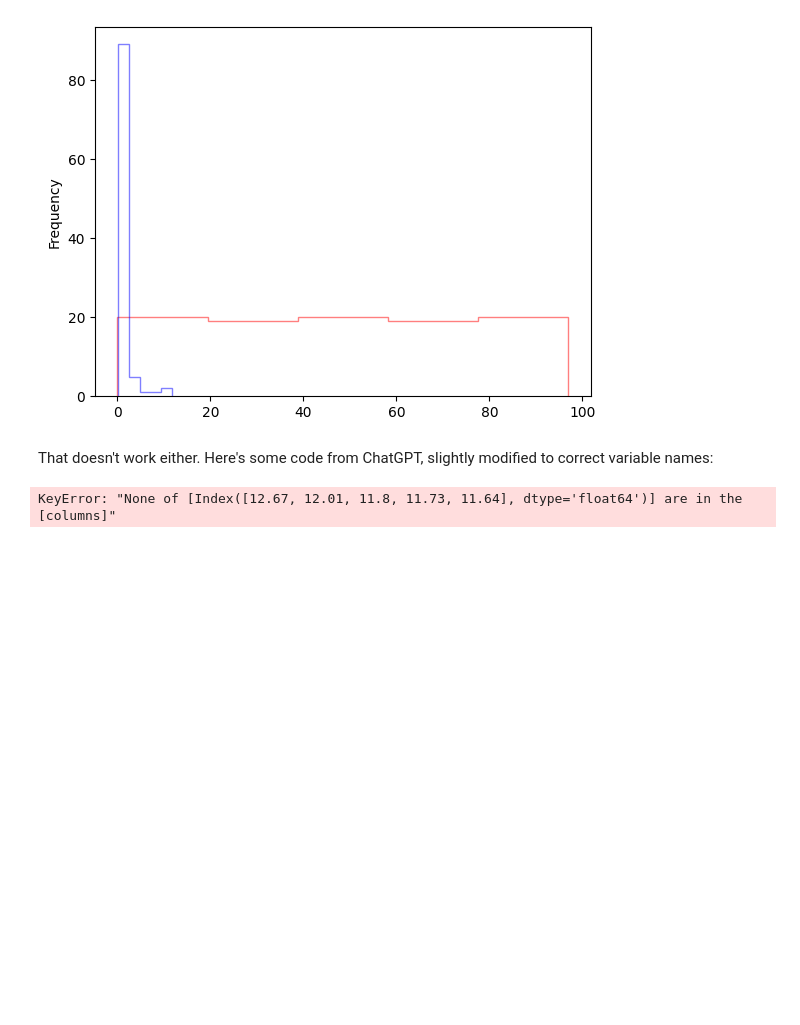
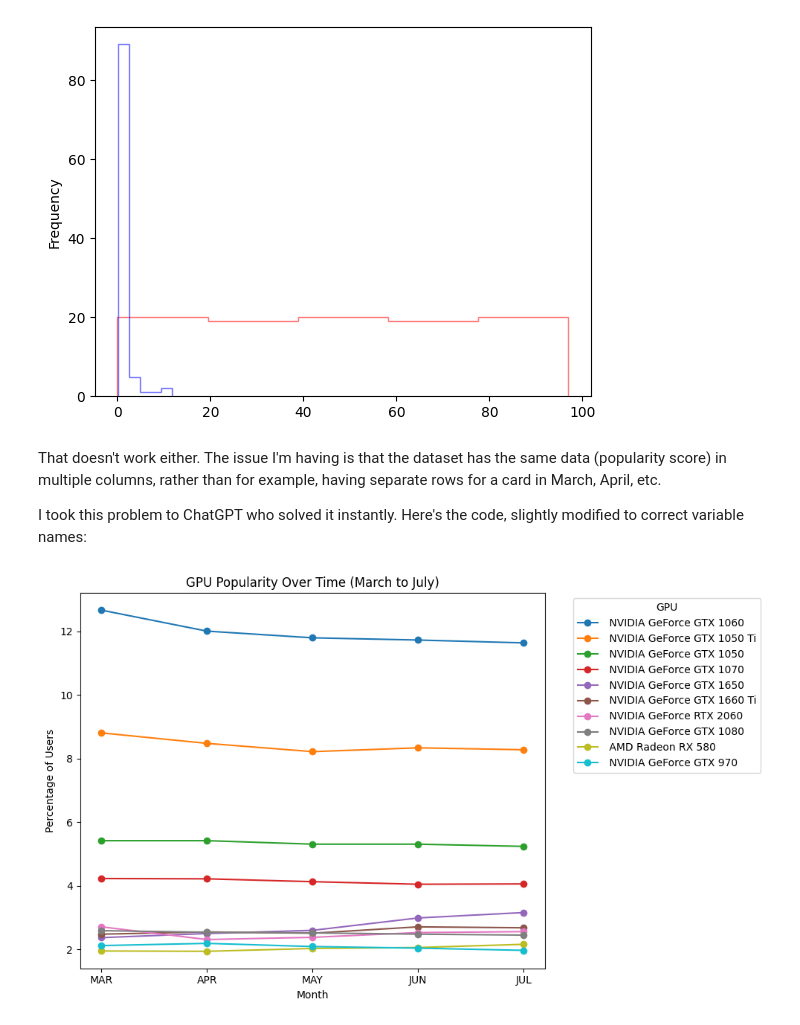
Before and after one commit to JosephB2/Code-Lancashire-Python-Module, a Jupyter notebook: Pandas homework.ipynb, the cells around one changed output. Cells and saved outputs as stored; diff of their text form; code cells hidden in the pictures; blank space fills up the shorter version.

```diff
--- a/Pandas homework.ipynb
+++ b/Pandas homework.ipynb
@@ -190,33 +191,34 @@ df['gpu']['JUL'].plot.hist(histtype='step', ax=axes, bins=5, alpha=0.5, color='b
 <Axes: ylabel='Frequency'>
 [figure]
 # %% [markdown]
-That doesn't work either.
-Here's some code from ChatGPT, slightly modified to correct variable names:
+That doesn't work either. The issue I'm having is that the dataset has the same data (popularity score) in multiple columns, rather than for example, having separate rows for a card in March, April, etc.
+
+I took this problem to ChatGPT who solved it instantly. Here's the code, slightly modified to correct variable names:
 # %%
 import pandas as pd
 import matplotlib.pyplot as plt
 
 # Assuming your DataFrame is named df
 # Extract the first 10 GPUs and the months
-top_10_gpus = df.head(10)  # Get the first 10 GPUs
+top_10_gpus = df['gpu'].head(10)  # Get the first 10 GPUs
 
 # Select the columns with the months (assumed columns: 'MAR', 'APR', 'MAY', etc.)
 months = ['MAR', 'APR', 'MAY', 'JUN', 'JUL']
 top_10_gpus_months = top_10_gpus[months]
 
 # Plot the data
 plt.figure(figsize=(10, 6))  # Set the figure size
 for gpu in top_10_gpus_months.index:
     plt.plot(months, top_10_gpus_months.loc[gpu], marker='o', label=gpu)
 
 # Add labels and title
 plt.title('GPU Popularity Over Time (March to July)')
 plt.xlabel('Month')
 plt.ylabel('Percentage of Users')
 plt.legend(title='GPU', bbox_to_anchor=(1.05, 1), loc='upper left')
 
 # Display the plot
 plt.tight_layout()
 plt.show()
 # %% [output]
-KeyError: "None of [Index([12.67, 12.01, 11.8, 11.73, 11.64], dtype='float64')] are in the [columns]"
+[figure, added]
```
Also changed, not shown: parts of 3 cells of this notebook.
